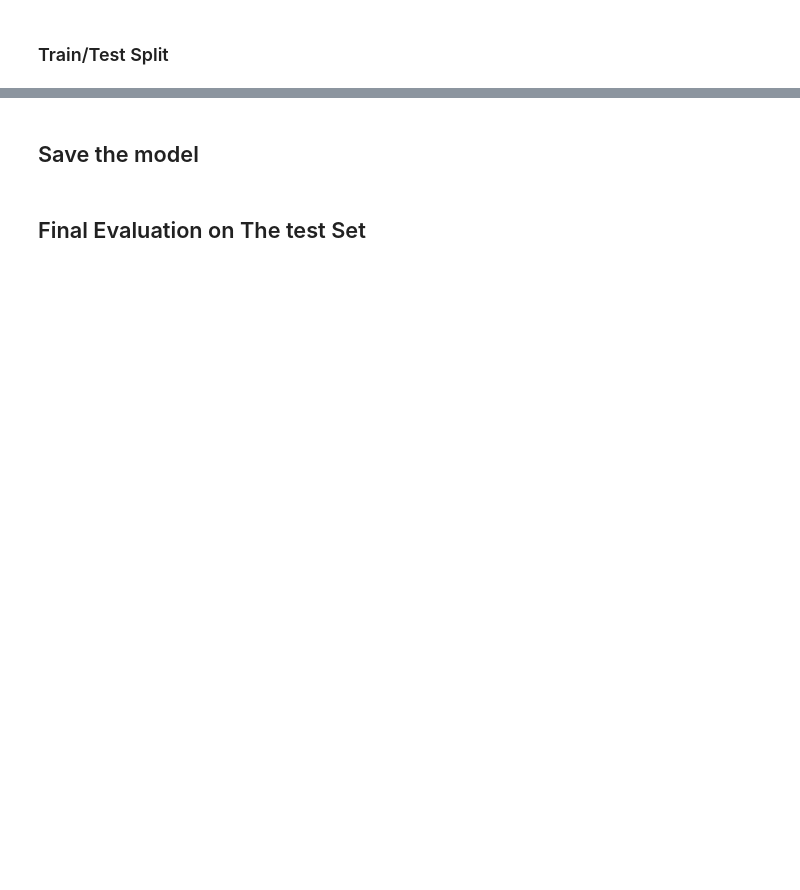
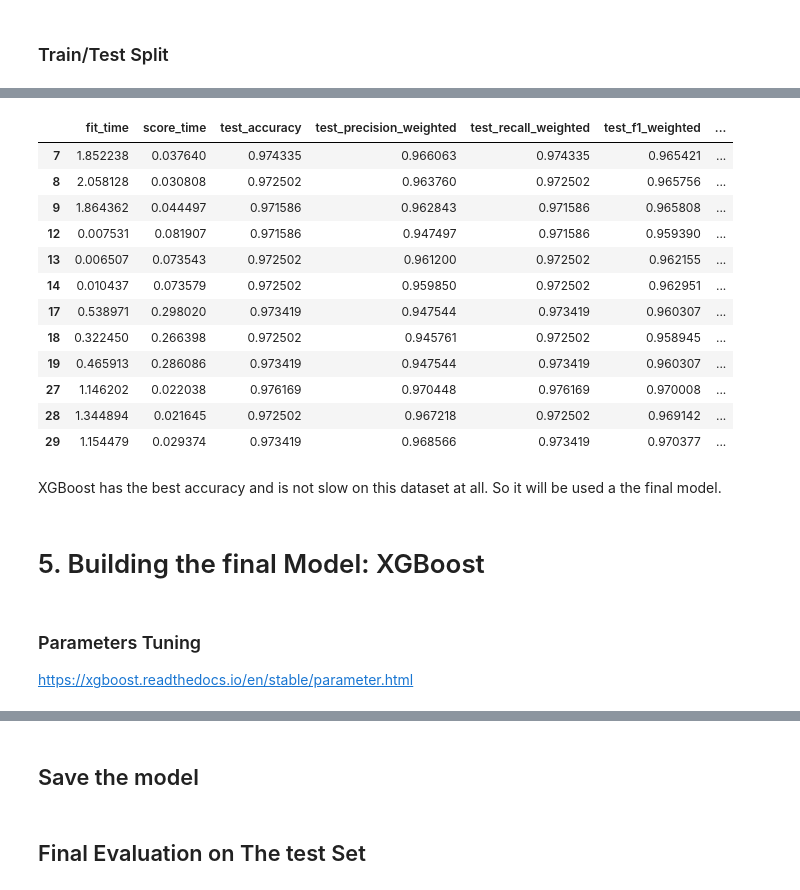
Before and after one commit to BecayeSoft/Anti-Bankruptcy, a Jupyter notebook: Taiwan-Bankruptcy.ipynb, the cells around one changed output, grey strips where cells are left out. Saved outputs shown, nothing was run; the diff lists cells and outputs as text; code cells hidden in the pictures; blank space fills up the shorter version.

Commit message:
Features and Model Selection

```diff
--- a/Taiwan-Bankruptcy.ipynb
+++ b/Taiwan-Bankruptcy.ipynb
@@ -456,0 +643,20 @@ grid_search.cv_results_
+# %%
+experiments[experiments['test_accuracy'] >= 0.97]
+# %% [output]
+|  | fit_time | score_time | test_accuracy | test_precision_weighted | test_recall_weighted | test_f1_weighted | ... |
+| 7 | 1.852238 | 0.037640 | 0.974335 | 0.966063 | 0.974335 | 0.965421 | ... |
+| 8 | 2.058128 | 0.030808 | 0.972502 | 0.963760 | 0.972502 | 0.965756 | ... |
+| 9 | 1.864362 | 0.044497 | 0.971586 | 0.962843 | 0.971586 | 0.965808 | ... |
+| 12 | 0.007531 | 0.081907 | 0.971586 | 0.947497 | 0.971586 | 0.959390 | ... |
+| 13 | 0.006507 | 0.073543 | 0.972502 | 0.961200 | 0.972502 | 0.962155 | ... |
+| 14 | 0.010437 | 0.073579 | 0.972502 | 0.959850 | 0.972502 | 0.962951 | ... |
+| 17 | 0.538971 | 0.298020 | 0.973419 | 0.947544 | 0.973419 | 0.960307 | ... |
+| 18 | 0.322450 | 0.266398 | 0.972502 | 0.945761 | 0.972502 | 0.958945 | ... |
+| 19 | 0.465913 | 0.286086 | 0.973419 | 0.947544 | 0.973419 | 0.960307 | ... |
+| 27 | 1.146202 | 0.022038 | 0.976169 | 0.970448 | 0.976169 | 0.970008 | ... |
+| 28 | 1.344894 | 0.021645 | 0.972502 | 0.967218 | 0.972502 | 0.969142 | ... |
+| 29 | 1.154479 | 0.029374 | 0.973419 | 0.968566 | 0.973419 | 0.970377 | ... |
+# %% [markdown]
+XGBoost has the best accuracy and is not slow on this dataset at all. So it will be used a the final model.
+# %% [markdown]
+# 5. Building the final Model: XGBoost
@@ -456,0 +675,3 @@ grid_search.cv_results_
+# %% [markdown]
+### Parameters Tuning
+https://xgboost.readthedocs.io/en/stable/parameter.html
```
Also changed, not shown: parts of 91 cells of this notebook.
